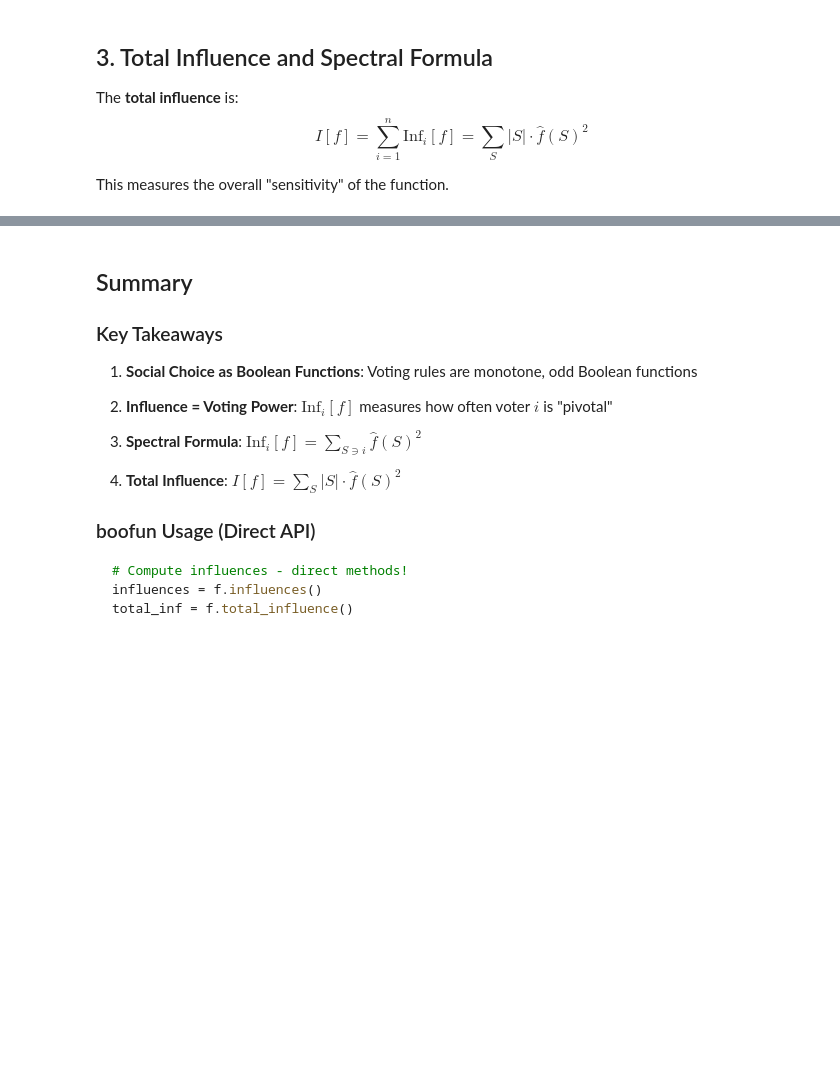
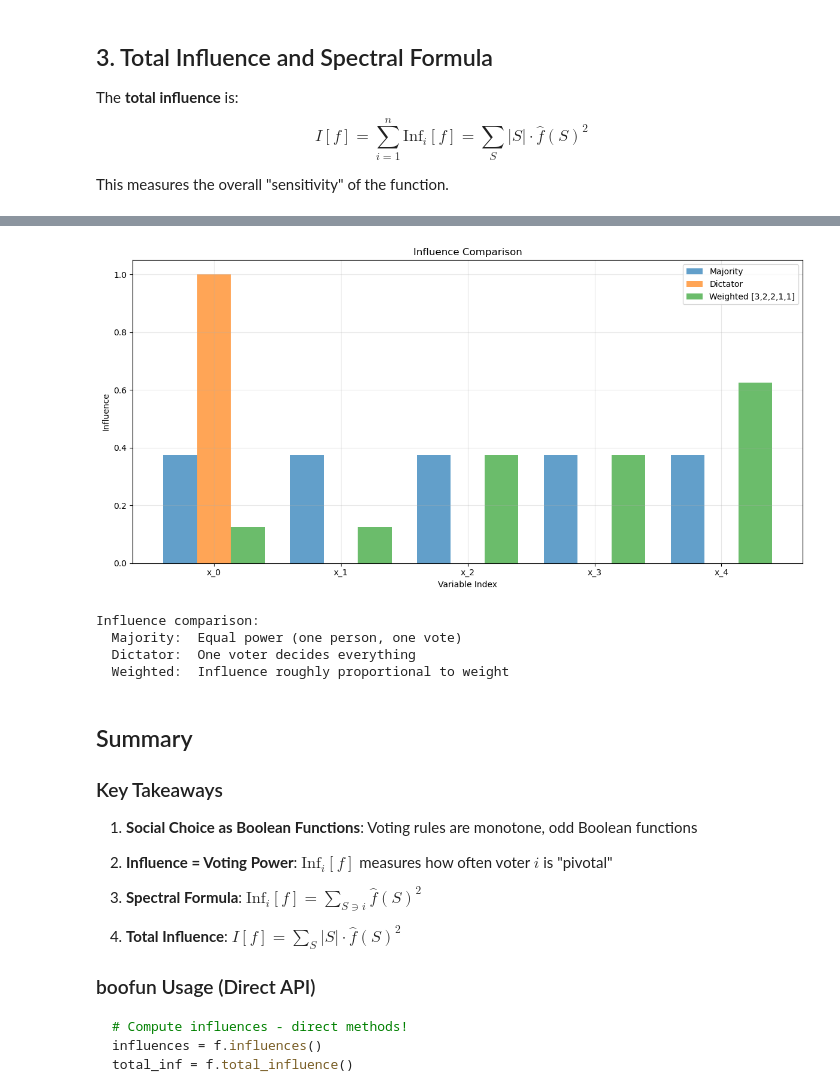
Before and after one commit to GabbyTab/boofun, a Jupyter notebook: notebooks/lecture3_social_choice_influences.ipynb, the cells around one changed output, grey strips where cells are left out. Cells and saved outputs as stored; diff of their text form; code cells hidden in the pictures; blank space fills up the shorter version.

```diff
--- a/notebooks/lecture3_social_choice_influences.ipynb
+++ b/notebooks/lecture3_social_choice_influences.ipynb
@@ -142,25 +152,25 @@ The `boofun` visualization module can compare influence patterns across differen
 # %%
-# Compare influence patterns using visualization
-# This shows how voting power is distributed in different systems
+# Weighted majority: voter i contributes weight w_i to the sum
+# f(x) = sign(Σ w_i · x_i)  -- voters with higher weight have more influence
 
 voting_rules = {
     "Majority": bf.majority(n),
     "Dictator": bf.dictator(n, 0),
-    "Weighted": bf.weighted_majority([3, 2, 2, 1, 1]),  # Weighted voting
+    "Weighted [3,2,2,1,1]": bf.weighted_majority([3, 2, 2, 1, 1]),
 }
 
-# Use the comparison plot
 fig = plot_function_comparison(voting_rules, metric="influences")
 
-print("\n📊 Influence Comparison:")
-print("   - Majority: Equal power for all voters (democratic)")
-print("   - Dictator: One voter has all the power")
-print("   - Weighted: Power proportional to weight")
-
-# Also show noise stability comparison
-fig = plot_function_comparison(voting_rules, metric="fourier")
-
-print("\n   Fourier weight comparison shows spectral structure")
+print("\nInfluence comparison:")
+print("  Majority:  Equal power (one person, one vote)")
+print("  Dictator:  One voter decides everything")
+print("  Weighted:  Influence roughly proportional to weight")
+# %% [output]
+[figure, added]
+Influence comparison:
+  Majority:  Equal power (one person, one vote)
+  Dictator:  One voter decides everything
+  Weighted:  Influence roughly proportional to weight
 # %% [markdown]
 ## Summary
 
```
Also changed, not shown: parts of 8 cells of this notebook.
